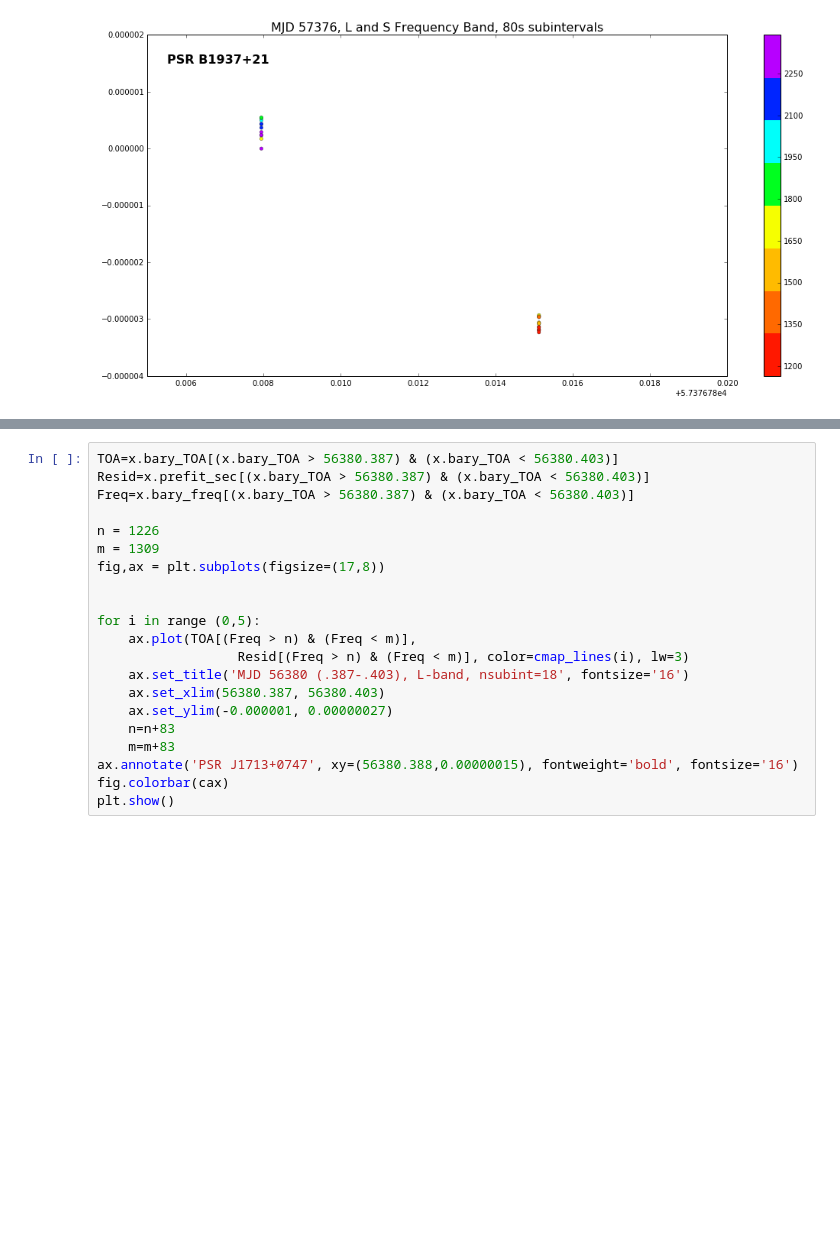
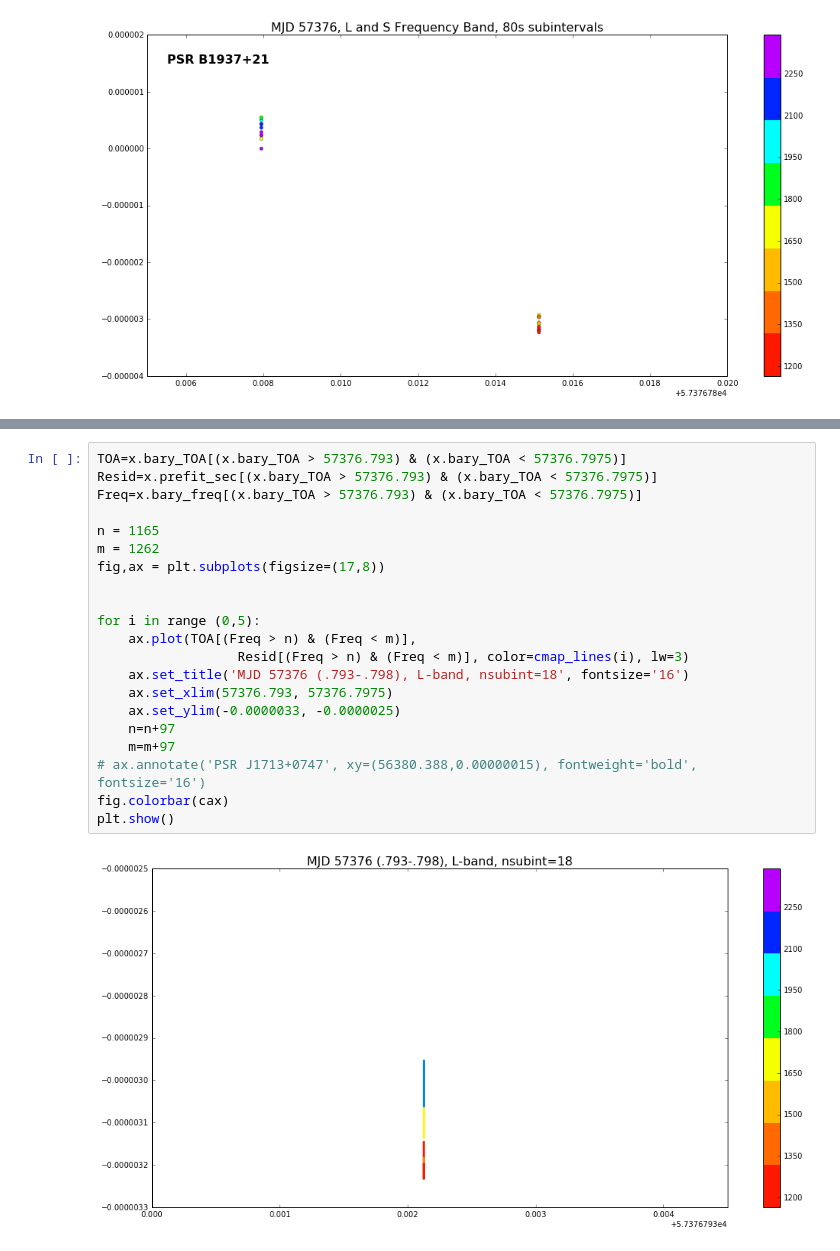
Before and after one commit to elliesch/pulsar_codes, a Jupyter notebook: ResidVsTime.ipynb, the cells around one changed output, grey strips where cells are left out. Drawn from its saved outputs; the diff is of its cells as text; blank space fills up the shorter version.

```diff
--- a/ResidVsTime.ipynb
+++ b/ResidVsTime.ipynb
@@ -518,21 +532,23 @@ plt.show()
 # %%
-TOA=x.bary_TOA[(x.bary_TOA > 56380.387) & (x.bary_TOA < 56380.403)]
-Resid=x.prefit_sec[(x.bary_TOA > 56380.387) & (x.bary_TOA < 56380.403)]
-Freq=x.bary_freq[(x.bary_TOA > 56380.387) & (x.bary_TOA < 56380.403)]
+TOA=x.bary_TOA[(x.bary_TOA > 57376.793) & (x.bary_TOA < 57376.7975)]
+Resid=x.prefit_sec[(x.bary_TOA > 57376.793) & (x.bary_TOA < 57376.7975)]
+Freq=x.bary_freq[(x.bary_TOA > 57376.793) & (x.bary_TOA < 57376.7975)]
 
-n = 1226
-m = 1309
+n = 1165
+m = 1262
 fig,ax = plt.subplots(figsize=(17,8))
 
 
 for i in range (0,5):
     ax.plot(TOA[(Freq > n) & (Freq < m)],
                   Resid[(Freq > n) & (Freq < m)], color=cmap_lines(i), lw=3)
-    ax.set_title('MJD 56380 (.387-.403), L-band, nsubint=18', fontsize='16')
-    ax.set_xlim(56380.387, 56380.403)
-    ax.set_ylim(-0.000001, 0.00000027)
-    n=n+83
-    m=m+83
-ax.annotate('PSR J1713+0747', xy=(56380.388,0.00000015), fontweight='bold', fontsize='16')
+    ax.set_title('MJD 57376 (.793-.798), L-band, nsubint=18', fontsize='16')
+    ax.set_xlim(57376.793, 57376.7975)
+    ax.set_ylim(-0.0000033, -0.0000025)
+    n=n+97
+    m=m+97
+# ax.annotate('PSR J1713+0747', xy=(56380.388,0.00000015), fontweight='bold', fontsize='16')
 fig.colorbar(cax)
 plt.show()
+# %% [output]
+[figure, added]
```
Also changed, not shown: parts of 4 cells of this notebook.
